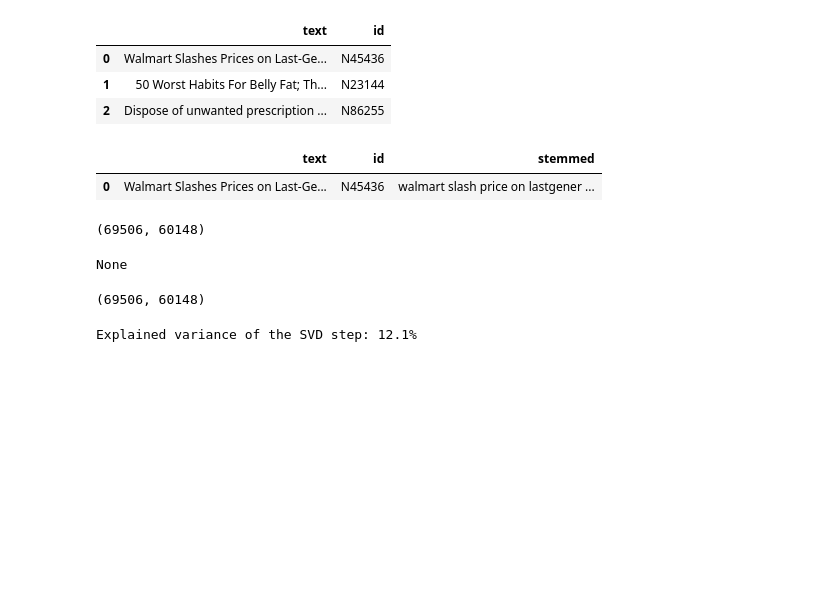
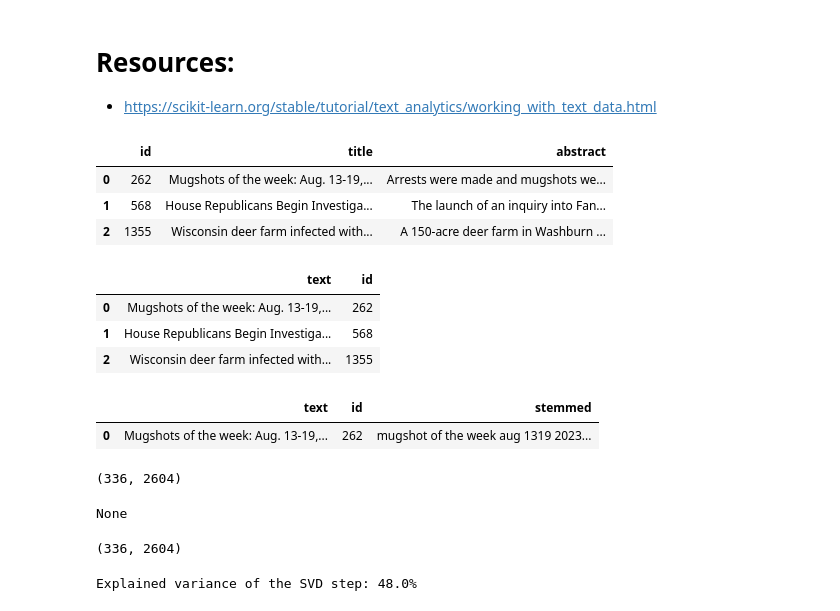
Before and after one commit to IndiraMariya/CAC, a Jupyter notebook: bag-of-words/BagOfWords.ipynb, the cells around one changed output. Saved outputs shown, nothing was run; the diff lists cells and outputs as text; code cells hidden in the pictures; blank space fills up the shorter version.

Commit message:
Add loading data from supabase and running classifier

```diff
--- a/bag-of-words/BagOfWords.ipynb
+++ b/bag-of-words/BagOfWords.ipynb
@@ -1,3 +1,6 @@
+# %% [markdown]
+# Resources:
+- https://scikit-learn.org/stable/tutorial/text_analytics/working_with_text_data.html
 # %%
 import pandas as pd
 import numpy as np
@@ -16,26 +19,47 @@ from nltk.stem.snowball import SnowballStemmer
 import string
 # %%
 # read in data
-DATA_FP = "datasets/MINDlarge_train/news.tsv"
+TEST_FP = "datasets/MINDlarge_train/news.tsv"
+SUPABASE_FP = "datasets/supabase_data/data.csv"
 
-data = pd.read_csv(DATA_FP, sep='\t')
+DATA_FP = SUPABASE_FP
+
+if DATA_FP == TEST_FP:
+    separator = '\t'
+else:
+    separator = ','
+
+data = pd.read_csv(DATA_FP, sep=separator)
+
+data.head(3)
+# %% [output]
+|  | id | title | abstract |
+| 0 | 262 | Mugshots of the week: Aug. 13-19,... | Arrests were made and mugshots we... |
+| 1 | 568 | House Republicans Begin Investiga... | The launch of an inquiry into Fan... |
+| 2 | 1355 | Wisconsin deer farm infected with... | A 150-acre deer farm in Washburn ... |
 # %%
-# add column labels and combine title and abstract
-data.columns = ['id', 'category', 'subcategory', 'title', 'abstract', 'url', 'title entities', 'abstract entities']
+if DATA_FP == TEST_FP:
+    # add column labels
+    data.columns = ['id', 'category', 'subcategory', 'title', 'description', 'url', 'title entities', 'abstract entities']
+
+    # remove data from specific topics
+    filter = ~data['category'].isin(['sports'])
+    data = data[filter]
+
+elif DATA_FP == SUPABASE_FP:
+    # add column labels
+    data.columns = ['id', 'title', 'description']
+
 data = data.fillna("")
 
-# remove data from specific topics
-filter = ~data['category'].isin(['sports'])
-data = data[filter]
-
-combined = pd.DataFrame(data["title"] + "; " + data["abstract"], columns=["text"])
+combined = pd.DataFrame(data["title"] + "; " + data["description"], columns=["text"])
 combined['id'] = data['id']
 combined.head(3)
 # %% [output]
 |  | text | id |
-| 0 | Walmart Slashes Prices on Last-Ge... | N45436 |
-| 1 | 50 Worst Habits For Belly Fat; Th... | N23144 |
-| 2 | Dispose of unwanted prescription ... | N86255 |
+| 0 | Mugshots of the week: Aug. 13-19,... | 262 |
+| 1 | House Republicans Begin Investiga... | 568 |
+| 2 | Wisconsin deer farm infected with... | 1355 |
 # %%
 # Stemming
 stemmer = SnowballStemmer("english", ignore_stopwords=True)
@@ -52,7 +76,7 @@ combined['stemmed'] = combined['text'].apply(
 combined.head(1)
 # %% [output]
 |  | text | id | stemmed |
-| 0 | Walmart Slashes Prices on Last-Ge... | N45436 | walmart slash price on lastgener ... |
+| 0 | Mugshots of the week: Aug. 13-19,... | 262 | mugshot of the week aug 1319 2023... |
 # %%
 # create bag of words
 count_vect = CountVectorizer(
@@ -62,7 +86,7 @@ count_vect = CountVectorizer(
 X_train_counts = count_vect.fit_transform(combined['stemmed'])
 X_train_counts.shape
 # %% [output]
-(69506, 60148)
+(336, 2604)
 # %%
 print(count_vect.vocabulary_.get(u'president'))
 # %% [output]
@@ -74,7 +98,7 @@ tfidf_transformer = TfidfTransformer()
 X_tfidf = tfidf_transformer.fit_transform(X_train_counts)
 X_tfidf.shape
 # %% [output]
-(69506, 60148)
+(336, 2604)
 # %%
 # perform lsa (reduce size of dataset)
 lsa = make_pipeline(TruncatedSVD(n_components=100), Normalizer(copy=False))
@@ -83,5 +107,5 @@ explained_variance = lsa[0].explained_variance_ratio_.sum()
 
 print(f"Explained variance of the SVD step: {explained_variance * 100:.1f}%")
 # %% [output]
-Explained variance of the SVD step: 12.1%
+Explained variance of the SVD step: 48.0%
 # %%
```
Also changed, not shown: parts of 4 cells of this notebook, 4 other files.
